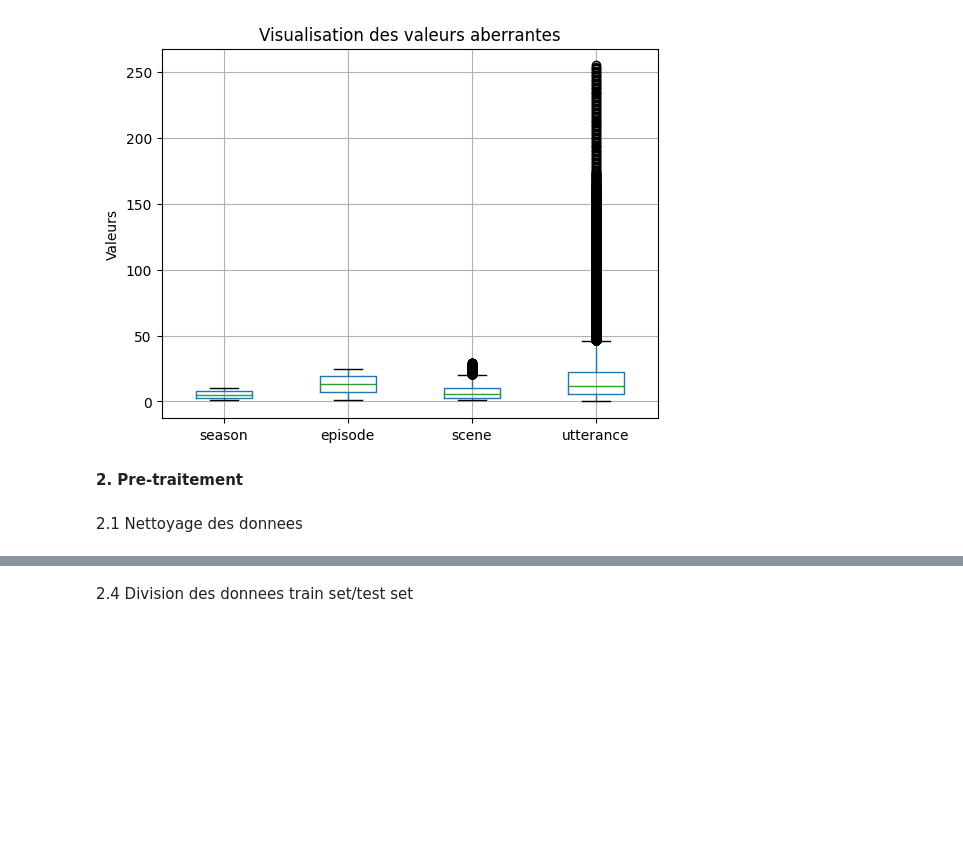
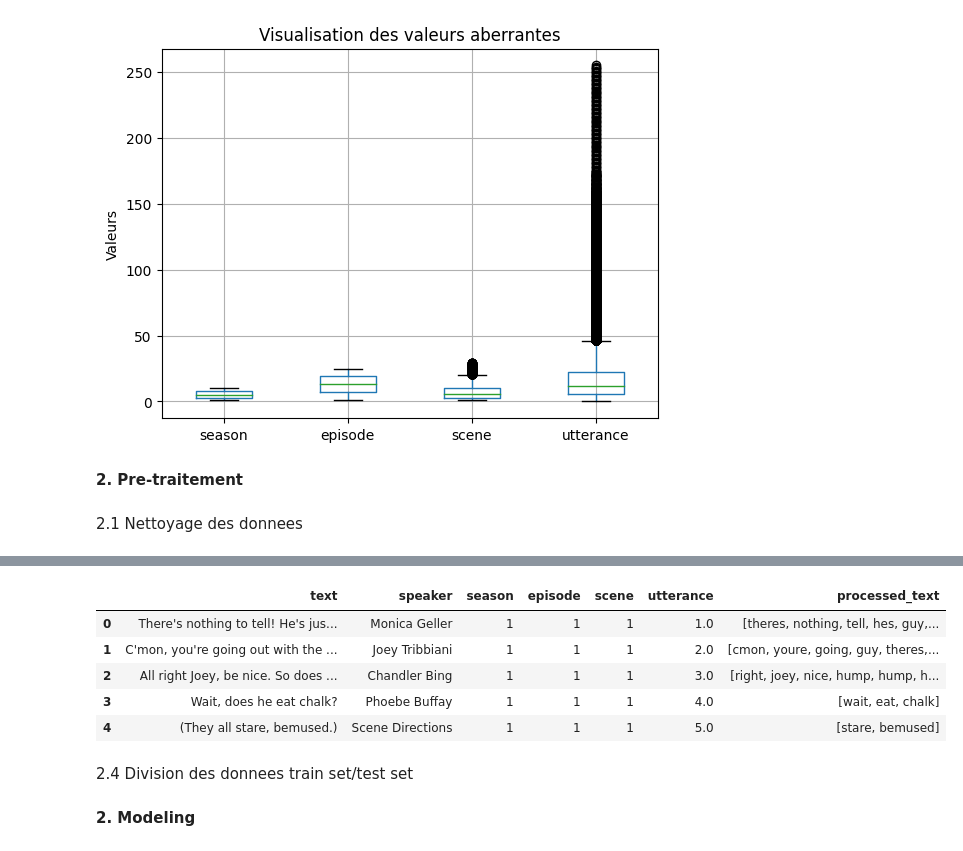
Before and after one commit to najouaelfethi/Chatbot-Friends, a Jupyter notebook: chatbot_friends.ipynb, the cells around one changed output, grey strips where cells are left out. Drawn from its saved outputs; the diff is of its cells as text; code cells hidden in the pictures; blank space fills up the shorter version.

```diff
--- a/chatbot_friends.ipynb
+++ b/chatbot_friends.ipynb
@@ -257,2 +315,13 @@ Text Vectorization
+# %%
+data.head()
+# %% [output]
+|  | text | speaker | season | episode | scene | utterance | processed_text |
+| 0 | There's nothing to tell! He's jus... | Monica Geller | 1 | 1 | 1 | 1.0 | [theres, nothing, tell, hes, guy,... |
+| 1 | C'mon, you're going out with the ... | Joey Tribbiani | 1 | 1 | 1 | 2.0 | [cmon, youre, going, guy, theres,... |
+| 2 | All right Joey, be nice. So does ... | Chandler Bing | 1 | 1 | 1 | 3.0 | [right, joey, nice, hump, hump, h... |
+| 3 | Wait, does he eat chalk? | Phoebe Buffay | 1 | 1 | 1 | 4.0 | [wait, eat, chalk] |
+| 4 | (They all stare, bemused.) | Scene Directions | 1 | 1 | 1 | 5.0 | [stare, bemused] |
 # %% [markdown]
 2.4 Division des donnees train set/test set
+# %% [markdown]
+**2. Modeling**
```
Also changed, not shown: parts of 18 cells of this notebook.
